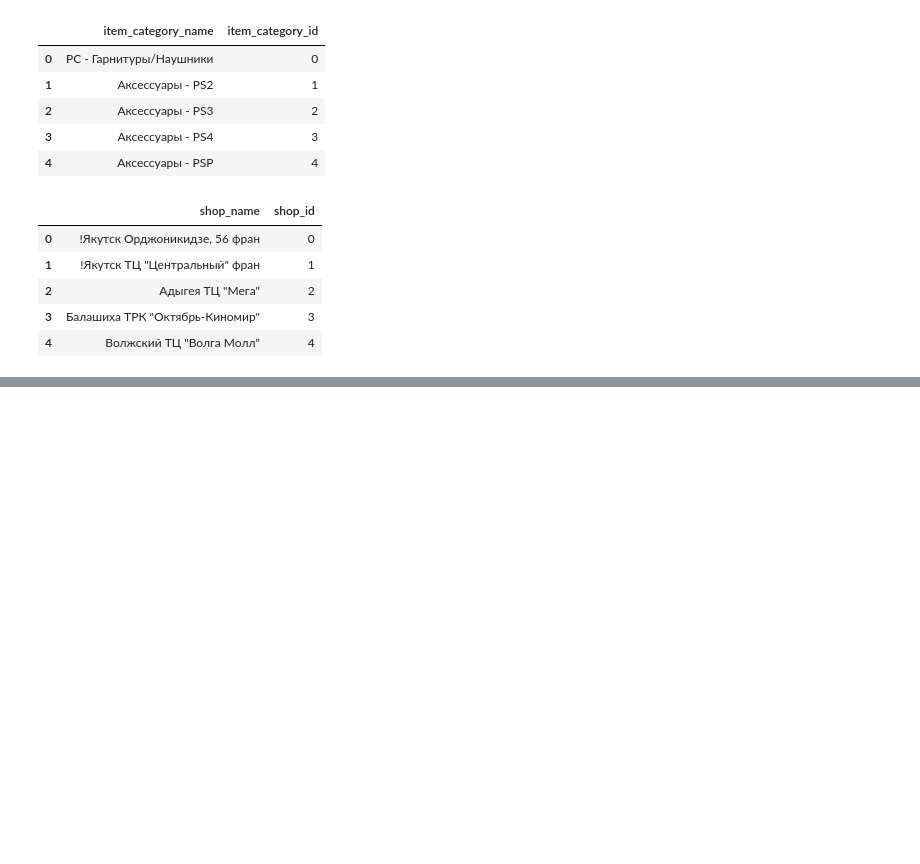
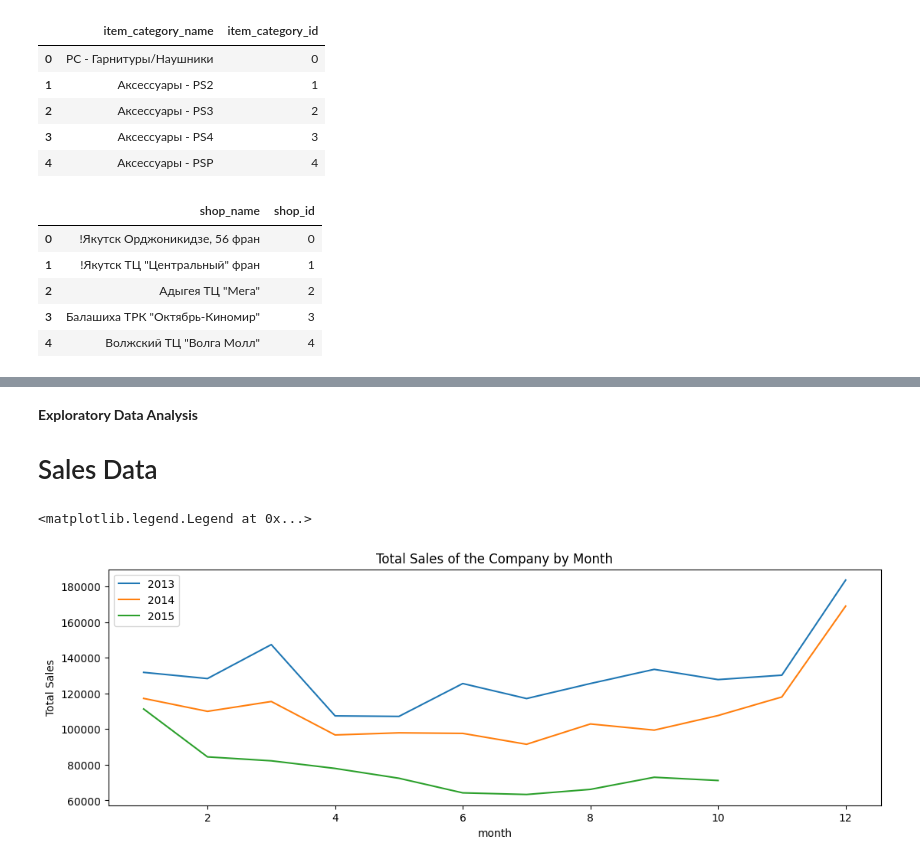
Before and after one commit to sajiaakhter/mec-mini-projects, a Jupyter notebook: FutureSalesPrediction.ipynb, the cells around one changed output, grey strips where cells are left out. Drawn from its saved outputs; the diff is of its cells as text; code cells hidden in the pictures; blank space fills up the shorter version.

```diff
--- a/FutureSalesPrediction.ipynb
+++ b/FutureSalesPrediction.ipynb
@@ -81,0 +73,18 @@ shops.head()
+# %%
+sales_train.isnull().values.any()
+sales = sales_train.dropna()
+
+#drop neg value for item count per day
+sales = sales.drop(sales[sales_train["item_cnt_day"] < 0].index, axis=0)
+
+# Transform Date Format
+sales['date'] = pd.to_datetime(sales['date'], dayfirst=True)
+
+#add day, month, year
+sales['year'] = pd.DatetimeIndex(sales['date']).year
+sales['month'] = pd.DatetimeIndex(sales['date']).month
+sales['day'] = pd.DatetimeIndex(sales['date']).day
+sales["weekday"] = pd.DatetimeIndex(sales['date']).dayofweek
+sales['Total_Price'] = sales["item_price"] * sales["item_cnt_day"]
+
+sales.shape
@@ -81,0 +103,30 @@ shops.head()
+# %% [markdown]
+**Exploratory Data Analysis**
+
+
+# Sales Data
+# %%
+#by month total item sales
+item_count_year2013 = sales[sales.year == 2013]
+item_count_year2014 = sales[sales.year == 2014]
+item_count_year2015 = sales[sales.year == 2015]
+
+sum_item_count_year2013 = item_count_year2013.groupby(["month"])["item_cnt_day"].sum()
+sum_item_count_year2014 = item_count_year2014.groupby(["month"])["item_cnt_day"].sum()
+sum_item_count_year2015 = item_count_year2015.groupby(["month"])["item_cnt_day"].sum()
+
+fig, ax = plt.subplots(figsize=(13,4))
+plt.title('Total Sales of the Company by Month')
+plt.xlabel('Month')
+plt.ylabel('Total Sales')
+sum_item_count_year2013.plot(ax=ax,label=2013)
+sum_item_count_year2014.plot(ax=ax,label=2014)
+sum_item_count_year2015.plot(ax=ax,label=2015)
+plt.legend()
+
+#avg_item_count = pd.DataFrame(df_train.groupby("date")["item_cnt_day"].mean().sort_index()).reset_index()
+#sum_total_price = pd.DataFrame(df_train.groupby("date")["total_price_day"].sum().sort_index()).reset_index()
+#avg_total_price = pd.DataFrame(df_train.groupby("date")["total_price_day"].mean().sort_index()).reset_index()
+# %% [output]
+<matplotlib.legend.Legend at 0x...>
+[figure, added]
```
Also changed, not shown: parts of 42 cells of this notebook.
